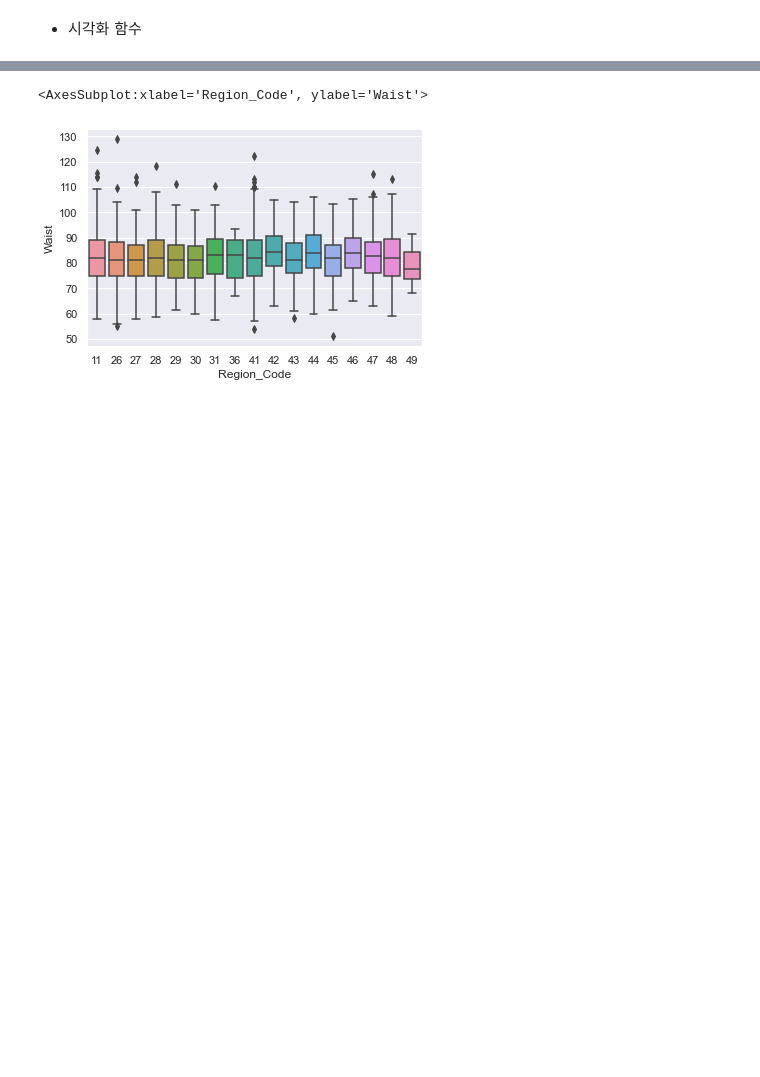
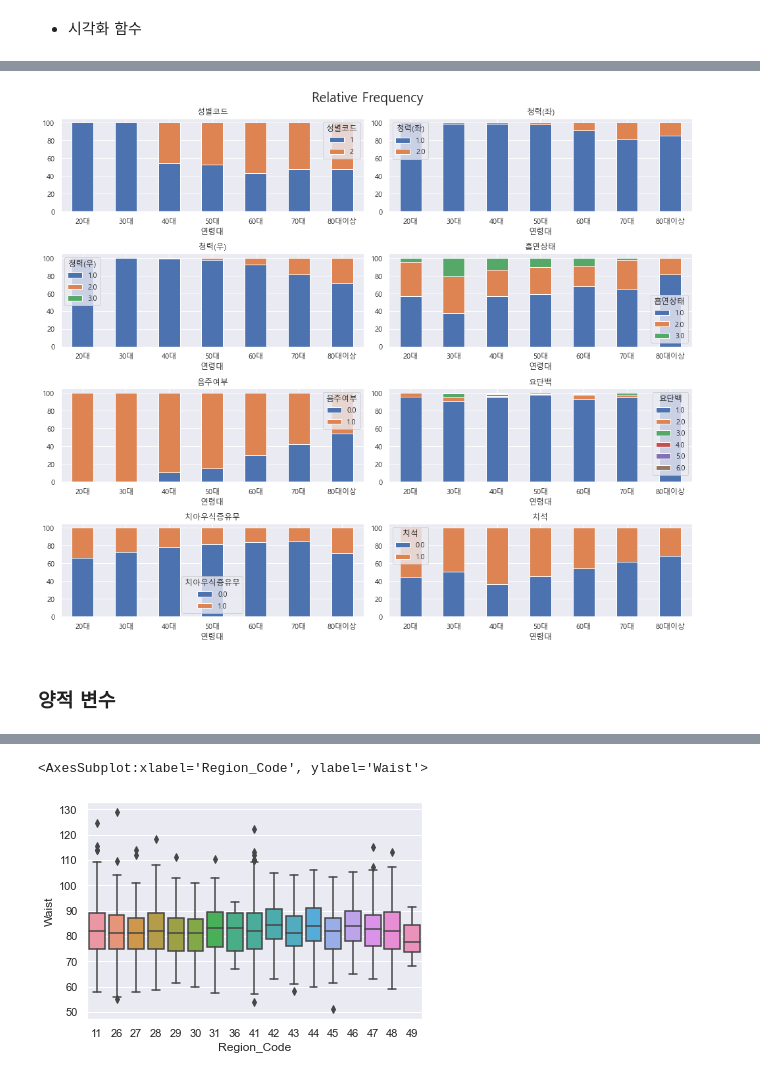
Before and after one commit to Jaesu26/statistical-database-project, a Jupyter notebook: 2022-05-30-StatsDB-Final.ipynb, the cells around one changed output, grey strips where cells are left out. Saved outputs shown, nothing was run; the diff lists cells and outputs as text; code cells hidden in the pictures; blank space fills up the shorter version.

```diff
--- a/2022-05-30-StatsDB-Final.ipynb
+++ b/2022-05-30-StatsDB-Final.ipynb
@@ -943,5 +708,3 @@ def set_age(df: pd.DataFrame) -> pd.DataFrame:
-# %%
-basic_health_table['Age'] = set_age(basic_health_table['Age_Group'])
 # %% [markdown]
 - 시각화 함수
 # %%
@@ -1005,10 +721,0 @@ def show_unique_counts(df_: pd.DataFrame, target: str = None, row: int = 5, colu
-# %%
-def show_crosstab(df_: pd.DataFrame, var1: str, var2: str, ax=None) -> None:
-    df = df_.copy()
-    condition = f'{var1} != "nan"'
-    df = df.dropna(subset=[var1]) ## NA drop
-    df = df.query(condition) ## string NA drop
-    df = df.reset_index()
-    table = pd.crosstab(df[var1], df[var2])
-    table_prob = table.apply(lambda x: x*100 / sum(x), axis=0) # 상대도수를 구함
-    table_prob.T.plot.bar(stacked=True, rot=0, figsize=(14 , 12), ax=ax, title=var1)
@@ -1029,9 +721,0 @@ tmp_median = tmp.groupby(['Year', 'Age'])['BP_High'].mean().reset_index(name='BP
-# %%
-fig, axs = plt.subplots(4, 2)
-features = ['Sex', 'Hear_Left', 'Hear_Right', 'Smoking_Type', 'Alcohol_YN', 'Proteinuria', 'CRS_YN', 'Tartar_YN']
-for i, ax in enumerate(axs.flatten()):
-    show_crosstab(tmp, var1=features[i], var2='Age', ax=ax)
-
-## fig option
-fig.suptitle('Relative Frequency', fontsize=20)
-fig.tight_layout()
@@ -1053,0 +736,22 @@ tmp = int2str(tmp)
+# %%
+def show_crosstab(df_: pd.DataFrame, var1: str, var2: str, ax=None) -> None:
+    df = df_.copy()
+    df = df.dropna(subset=[var1]) ## NA drop
+    df = df.loc[df[var1] != 'nan', :] ## string NA drop
+    df = df.reset_index()
+    table = pd.crosstab(df[var1], df[var2])
+    table_prob = table.apply(lambda x: x*100 / sum(x), axis=0) # 상대도수를 구함
+    table_prob.T.plot.bar(stacked=True, rot=0, figsize=(14 , 12), ax=ax, title=var1)
+# %%
+fig, axs = plt.subplots(4, 2)
+features = ['성별코드', '청력(좌)', '청력(우)', '흡연상태', '음주여부', '요단백', '치아우식증유무', '치석']
+for i, ax in enumerate(axs.flatten()):
+    show_crosstab(tmp, var1=features[i], var2='연령대', ax=ax)
+
+## fig option
+fig.suptitle('Relative Frequency', fontsize=20)
+fig.tight_layout()
+# %% [output]
+[figure, new version]
+# %% [markdown]
+### 양적 변수
```
Also changed, not shown: parts of 81 cells of this notebook.
